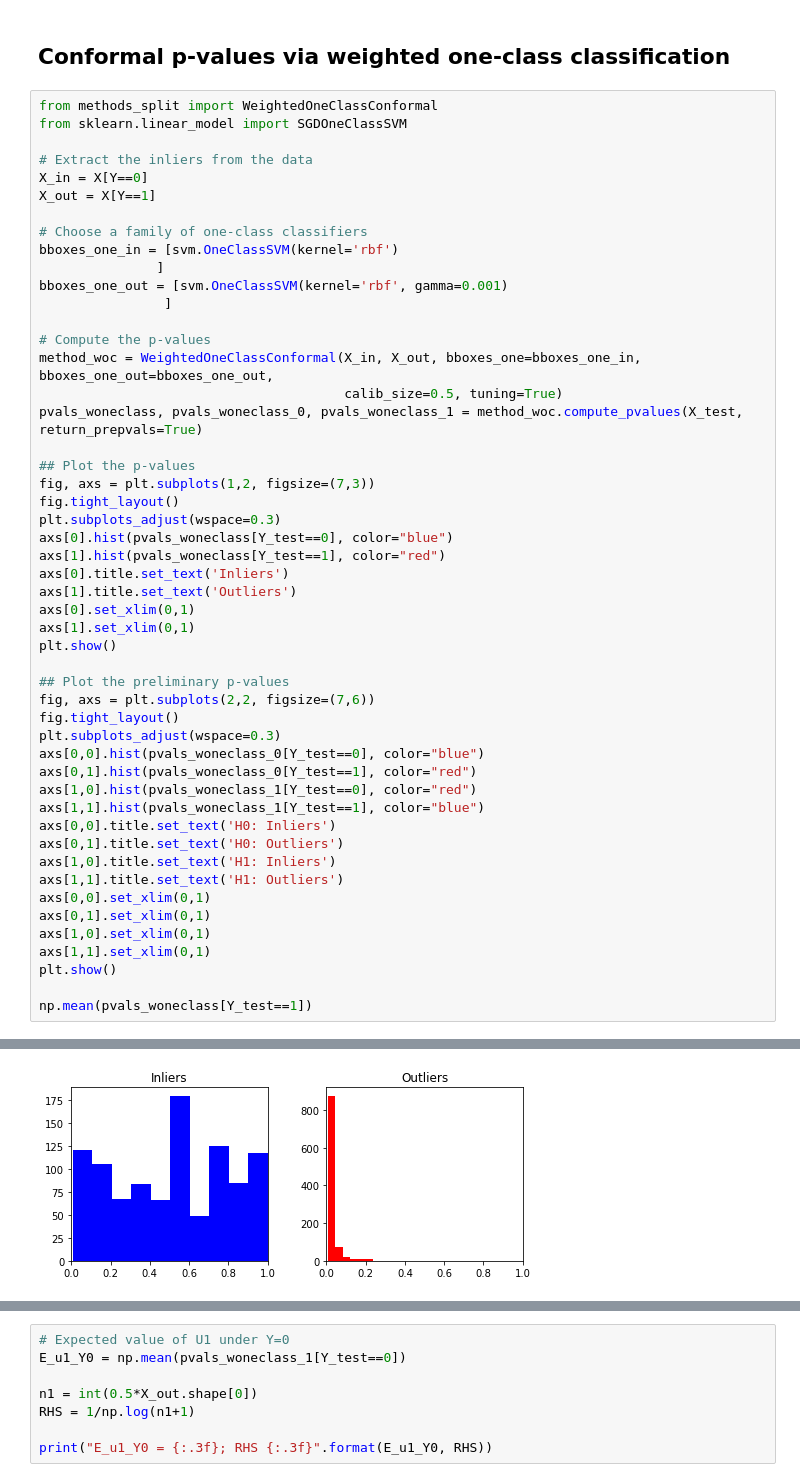
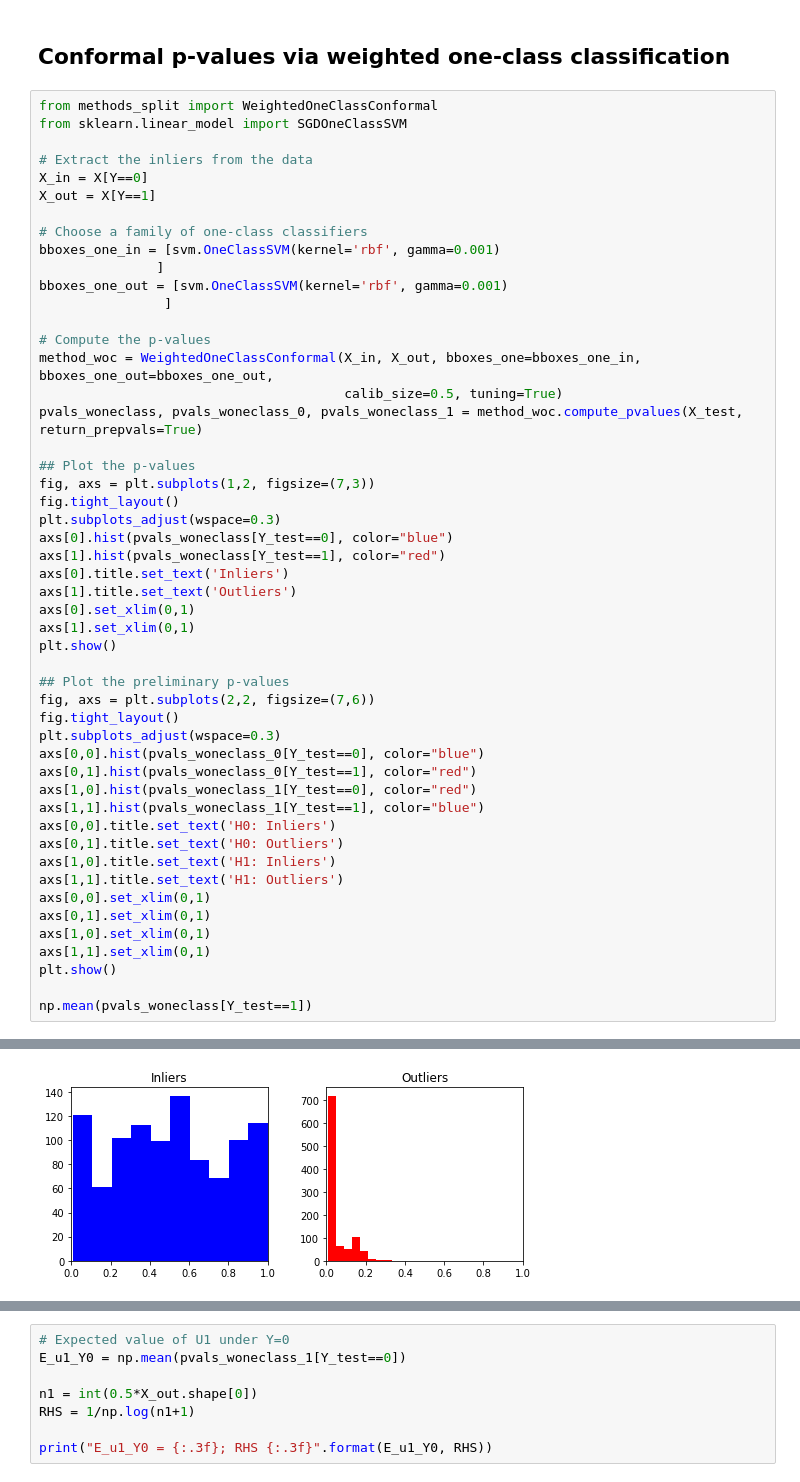
Before and after one commit to ZiyiLiang/weighted_conformal_pvalues, a Jupyter notebook: examples/example-power.ipynb, the cells around one changed output, grey strips where cells are left out. Cells and saved outputs as stored; diff of their text form.

```diff
--- a/examples/example-power.ipynb
+++ b/examples/example-power.ipynb
@@ -141,7 +141,7 @@ X_in = X[Y==0]
 X_out = X[Y==1]
 
 # Choose a family of one-class classifiers
-bboxes_one_in = [svm.OneClassSVM(kernel='rbf')
+bboxes_one_in = [svm.OneClassSVM(kernel='rbf', gamma=0.001)
                ]
 bboxes_one_out = [svm.OneClassSVM(kernel='rbf', gamma=0.001)
                 ]
@@ -158,31 +158,31 @@ plt.subplots_adjust(wspace=0.3)
 axs[0].hist(pvals_woneclass[Y_test==0], color="blue")
 axs[1].hist(pvals_woneclass[Y_test==1], color="red")
 axs[0].title.set_text('Inliers')
 axs[1].title.set_text('Outliers')
 axs[0].set_xlim(0,1)
 axs[1].set_xlim(0,1)
 plt.show()
 
 ## Plot the preliminary p-values
 fig, axs = plt.subplots(2,2, figsize=(7,6))
 fig.tight_layout()
 plt.subplots_adjust(wspace=0.3)
 axs[0,0].hist(pvals_woneclass_0[Y_test==0], color="blue")
 axs[0,1].hist(pvals_woneclass_0[Y_test==1], color="red")
 axs[1,0].hist(pvals_woneclass_1[Y_test==0], color="red")
 axs[1,1].hist(pvals_woneclass_1[Y_test==1], color="blue")
 axs[0,0].title.set_text('H0: Inliers')
 axs[0,1].title.set_text('H0: Outliers')
 axs[1,0].title.set_text('H1: Inliers')
 axs[1,1].title.set_text('H1: Outliers')
 axs[0,0].set_xlim(0,1)
 axs[0,1].set_xlim(0,1)
 axs[1,0].set_xlim(0,1)
 axs[1,1].set_xlim(0,1)
 plt.show()
 
 np.mean(pvals_woneclass[Y_test==1])
 # %% [output]
 Fitting a one-class classification model on 125 data points... done.
 Fitting a one-class classification model on 125 data points... done.
-[figure, old version]
+[figure, new version]
```
Also changed, not shown: parts of 2 cells of this notebook, 1 other file.
